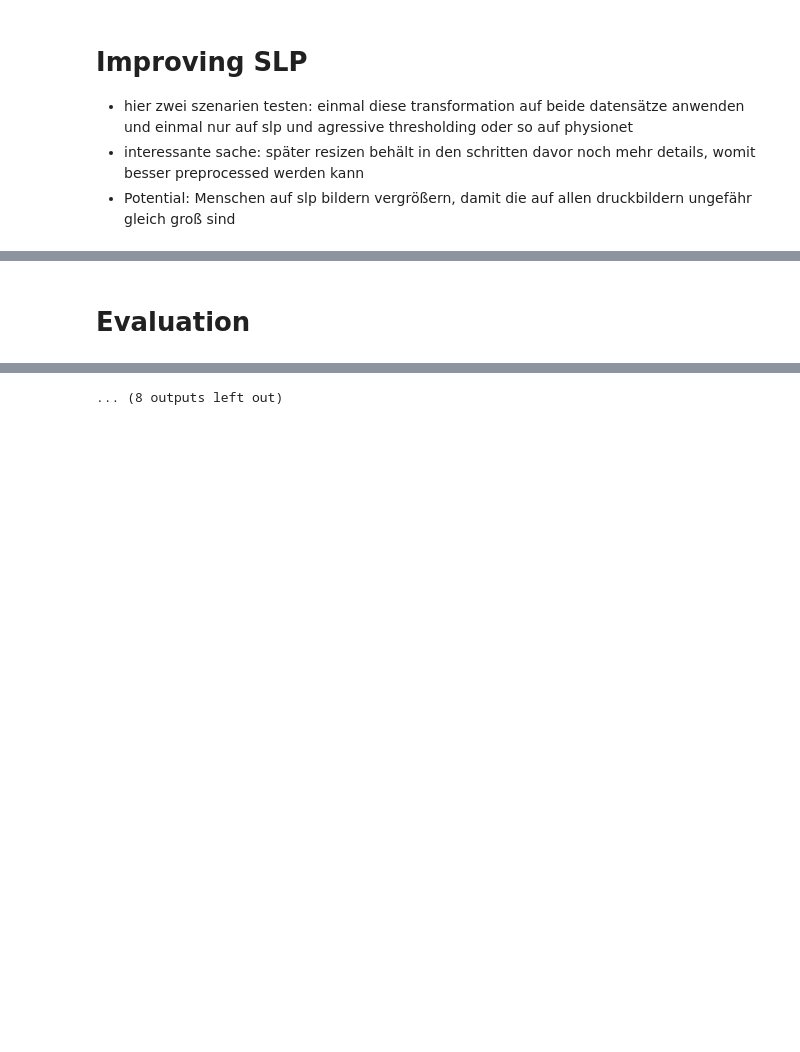
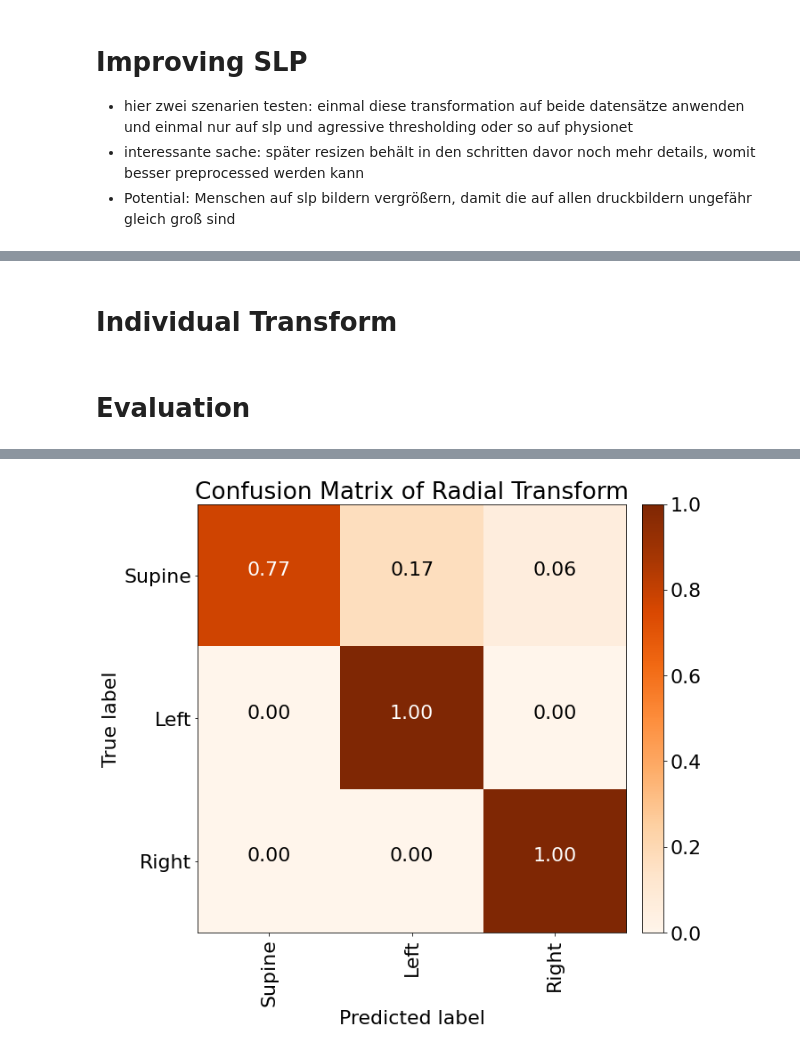
Before and after one commit to jb3rndt/wisemat-posture-classification, a Jupyter notebook: experiments.ipynb, the cells around one changed output, grey strips where cells are left out. Cells and saved outputs as stored; diff of their text form; code cells hidden in the pictures; blank space fills up the shorter version.

Commit message:
Re-evaluation of experiments

```diff
--- a/experiments.ipynb
+++ b/experiments.ipynb
@@ -16,10 +24,9 @@ from utils.experiment import Experiment
 normalization = [
     Resize((32, 64)),
     Standardize(),
-    NormalizeValues(),
+    NormalizeMinMax(),
     EqualizeHist(),
     Resize((64, 128)),
-    ToTensor(),
 ]
 
-baseline = Experiment("Baseline", normalization)
+baseline = Experiment("Baseline", normalization + [ToTensor()])
@@ -112,0 +124,10 @@ improve_slp = Experiment("Improve SLP",
+# %%
+radial_transform = Experiment("Radial Transform",
+    [
+        *normalization,
+        Blur((3, 3)),
+        Threshold(lambda img: np.median(img[img > 0.0])),
+        WarpPolar(),
+        ToTensor(),
+    ]
+)
@@ -112,0 +161,2 @@ improve_slp = Experiment("Improve SLP",
+# %% [markdown]
+# Individual Transform
@@ -113,7 +185,7 @@ improve_slp = Experiment("Improve SLP",
 # %% [markdown]
 # Evaluation
 # %%
-experiments = [baseline, agressive_thresholding, sobel, rolling_ball, fourier, improve_slp]
+experiments = [radial_transform]
 
 for experiment in experiments:
     experiment.run()
@@ -134 +291 @@ Train progress: [                           ] 0/7370 Epoch: 1/10 Loss: ↘ 1.091
-... (8 outputs left out)
+[figure, added]
```
Also changed, not shown: parts of 27 cells of this notebook, 3 other files.
